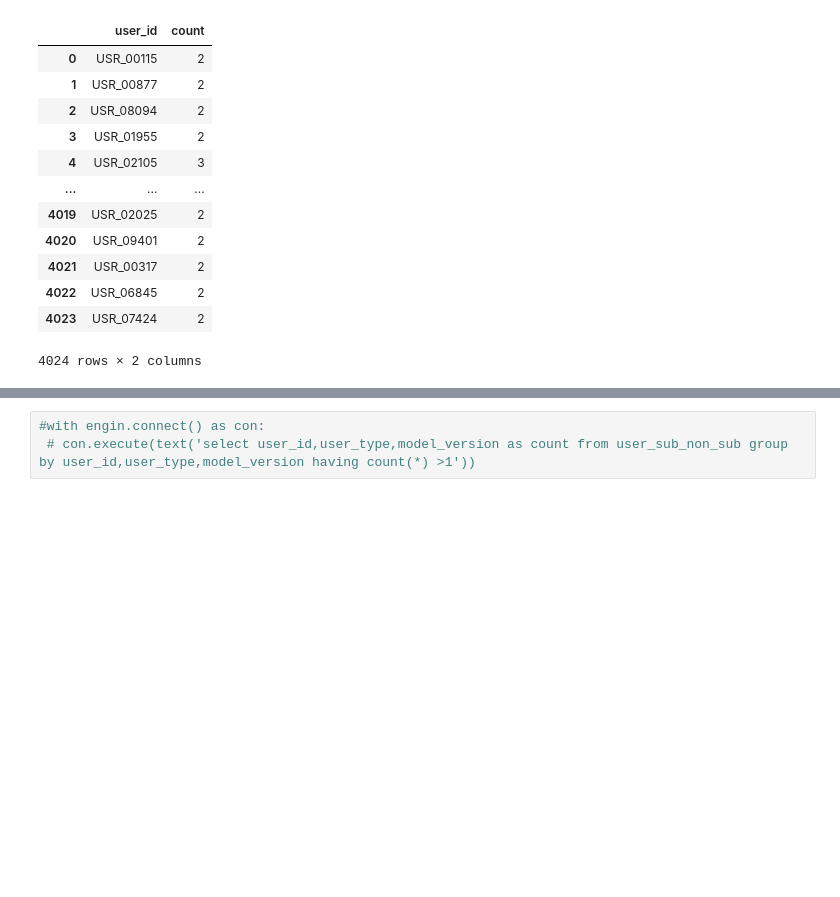
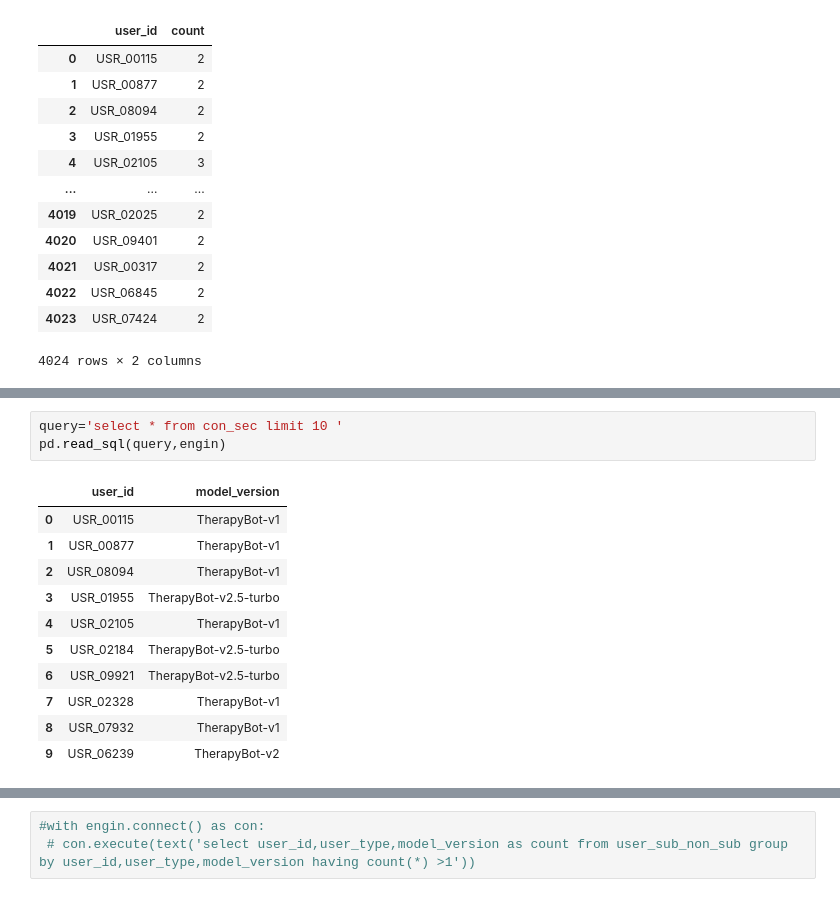
Before and after one commit to vishva0710/ai-chatbot-user-retention-analysis, a Jupyter notebook: AI_Chatbot_User_Retention_Analysis.ipynb, the cells around one changed output, grey strips where cells are left out. Cells and saved outputs as stored; diff of their text form; blank space fills up the shorter version.

```diff
--- a/AI_Chatbot_User_Retention_Analysis.ipynb
+++ b/AI_Chatbot_User_Retention_Analysis.ipynb
@@ -1646,0 +1655,15 @@ pd.read_sql(query,engin)
+# %%
+query='select * from con_sec limit 10 '
+pd.read_sql(query,engin)
+# %% [output]
+|  | user_id | model_version |
+| 0 | USR_00115 | TherapyBot-v1 |
+| 1 | USR_00877 | TherapyBot-v1 |
+| 2 | USR_08094 | TherapyBot-v1 |
+| 3 | USR_01955 | TherapyBot-v2.5-turbo |
+| 4 | USR_02105 | TherapyBot-v1 |
+| 5 | USR_02184 | TherapyBot-v2.5-turbo |
+| 6 | USR_09921 | TherapyBot-v2.5-turbo |
+| 7 | USR_02328 | TherapyBot-v1 |
+| 8 | USR_07932 | TherapyBot-v1 |
+| 9 | USR_06239 | TherapyBot-v2 |
```
Also changed, not shown: parts of 18 cells of this notebook.
